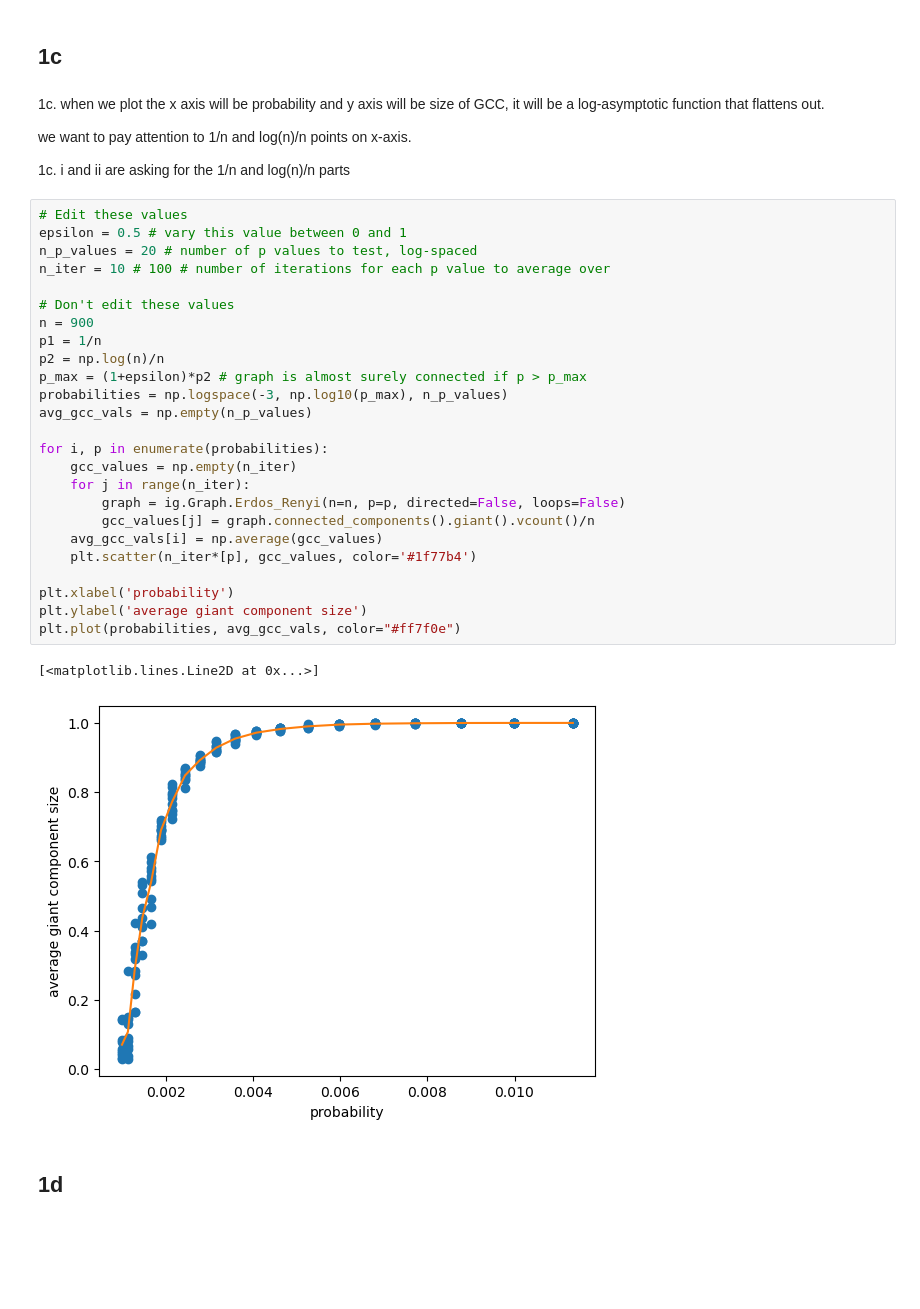
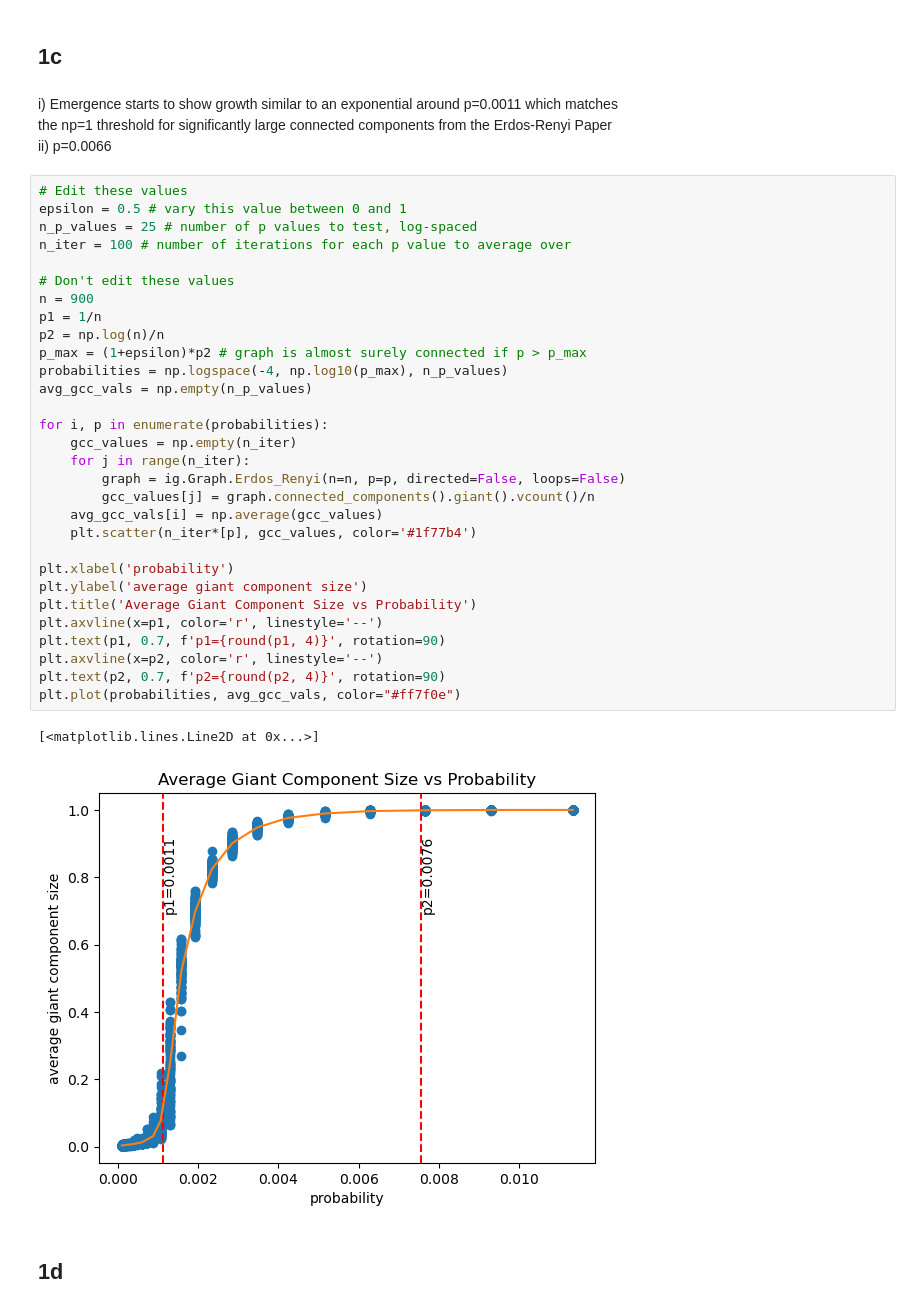
Before and after one commit to hershey890/ece232e, a Jupyter notebook: project_1.ipynb, the cells around one changed output. Drawn from its saved outputs; the diff is of its cells as text; blank space fills up the shorter version.

```diff
--- a/project_1.ipynb
+++ b/project_1.ipynb
@@ -86,40 +87,43 @@ p=0.045, connected=True, prob_connected=1.0
 p=0.1, connected=True, prob_connected=1.0
 # %% [markdown]
 ## 1c
-# %% [markdown]
-1c. when we plot the x axis will be probability and y axis will be size of GCC, it will be a log-asymptotic function that flattens out.
-
-we want to pay attention to 1/n and log(n)/n points on x-axis.
-
-1c. i and ii are asking for the 1/n and log(n)/n parts
+# %% [markdown]
+i) Emergence starts to show growth similar to an exponential around p=0.0011 which matches
+the np=1 threshold for significantly large connected components from the Erdos-Renyi Paper
+ii) p=0.0066
 # %%
 # Edit these values
 epsilon = 0.5 # vary this value between 0 and 1
-n_p_values = 20 # number of p values to test, log-spaced
-n_iter = 10 # 100 # number of iterations for each p value to average over
+n_p_values = 25 # number of p values to test, log-spaced
+n_iter = 100 # number of iterations for each p value to average over
 
 # Don't edit these values
 n = 900
 p1 = 1/n
 p2 = np.log(n)/n
 p_max = (1+epsilon)*p2 # graph is almost surely connected if p > p_max
-probabilities = np.logspace(-3, np.log10(p_max), n_p_values)
+probabilities = np.logspace(-4, np.log10(p_max), n_p_values)
 avg_gcc_vals = np.empty(n_p_values)
 
 for i, p in enumerate(probabilities):
     gcc_values = np.empty(n_iter)
     for j in range(n_iter):
         graph = ig.Graph.Erdos_Renyi(n=n, p=p, directed=False, loops=False)
         gcc_values[j] = graph.connected_components().giant().vcount()/n
     avg_gcc_vals[i] = np.average(gcc_values)
     plt.scatter(n_iter*[p], gcc_values, color='#1f77b4')
 
 plt.xlabel('probability')
 plt.ylabel('average giant component size')
+plt.title('Average Giant Component Size vs Probability')
+plt.axvline(x=p1, color='r', linestyle='--')
+plt.text(p1, 0.7, f'p1={round(p1, 4)}', rotation=90)
+plt.axvline(x=p2, color='r', linestyle='--')
+plt.text(p2, 0.7, f'p2={round(p2, 4)}', rotation=90)
 plt.plot(probabilities, avg_gcc_vals, color="#ff7f0e")
 # %% [output]
 [<matplotlib.lines.Line2D at 0x...>]
-[figure, old version]
+[figure, new version]
 # %% [markdown]
 ## 1d
 # %% [markdown]
```
Also changed, not shown: parts of 1 cell of this notebook.
